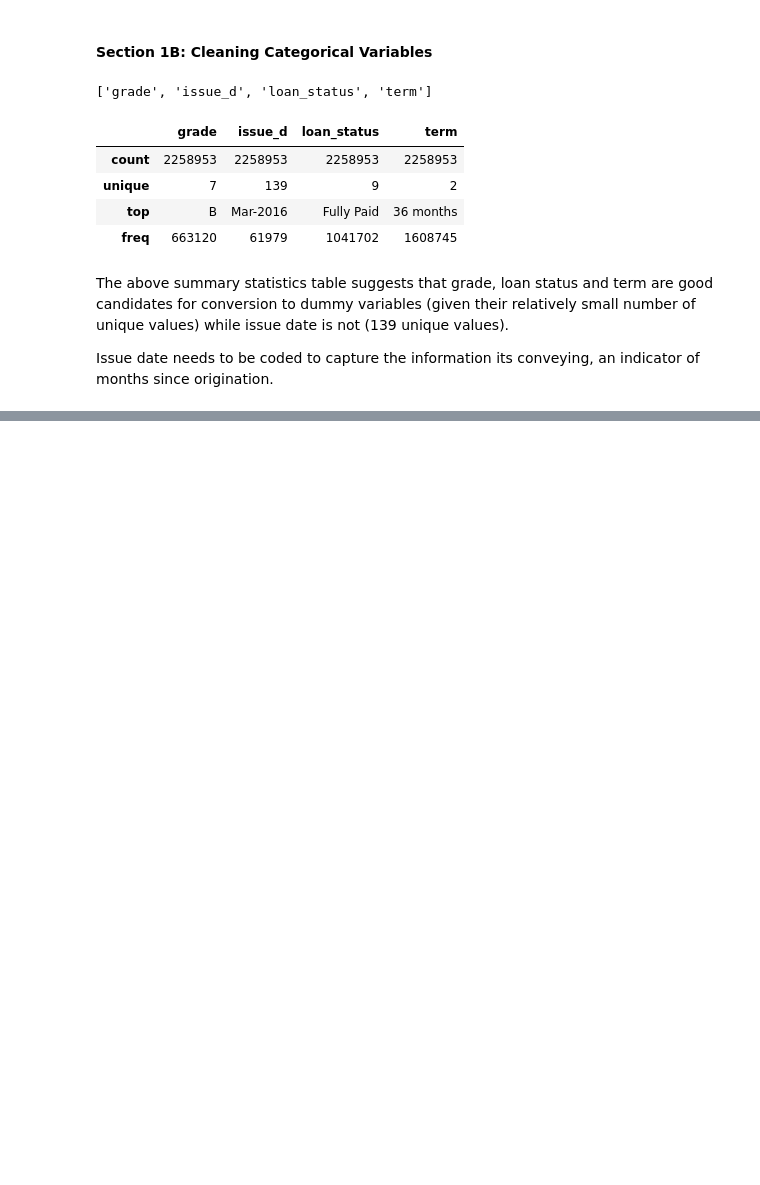
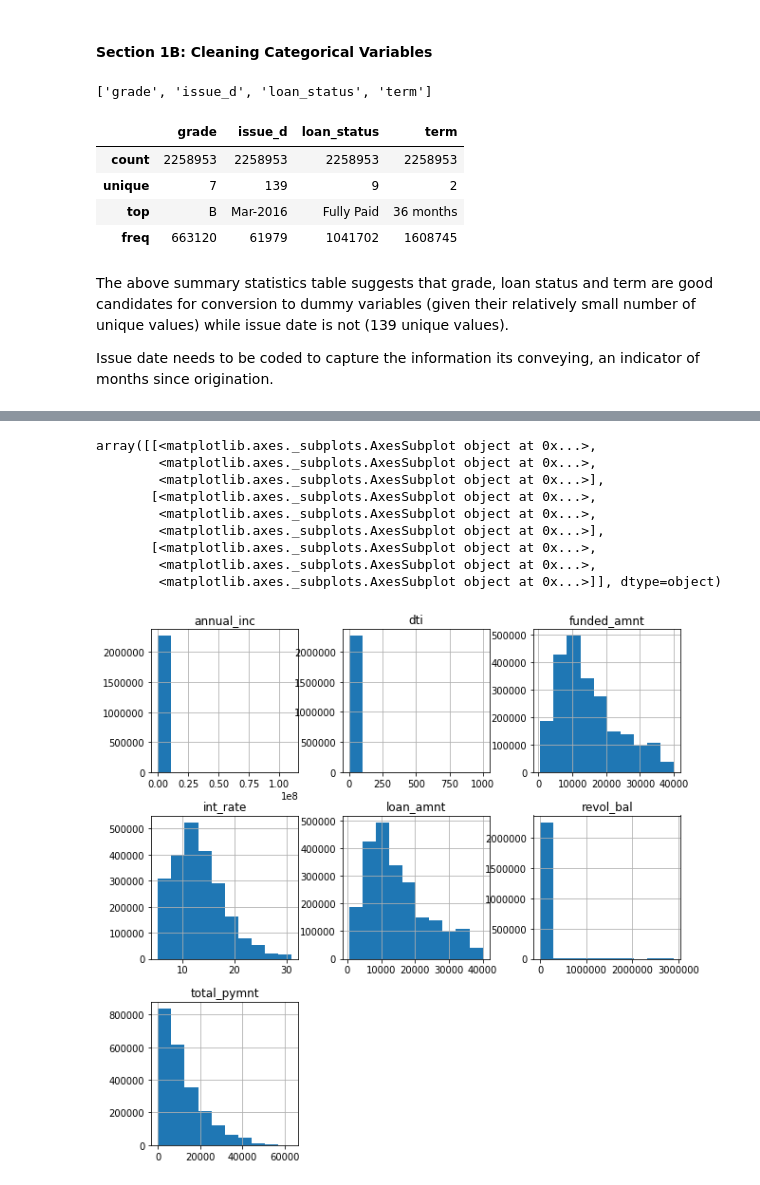
Before and after one commit to oarif100/Lending-Club-Case-Study, a Jupyter notebook: Lending Club Case Study.ipynb, the cells around one changed output, grey strips where cells are left out. Drawn from its saved outputs; the diff is of its cells as text; code cells hidden in the pictures; blank space fills up the shorter version.

```diff
--- a/Lending Club Case Study.ipynb
+++ b/Lending Club Case Study.ipynb
@@ -292,0 +134,12 @@ filtered_loan_data.describe().apply(lambda s: s.apply(lambda x: format(x, 'g')))
+# %%
+# format issue date as datetime for subtraction
+filtered_loan_data_cat_fix_1['issue_d_clean'] = pd.to_datetime(filtered_loan_data_cat_fix_1['issue_d'], format='%b-%Y')
+# %%
+today_date = datetime.date.today()
+# %%
+# create months since issue varriable
+filtered_loan_data_cat_fix_1['months_since_issue'] = ((today_date - filtered_loan_data_cat_fix_1['issue_d_clean'])/np.timedelta64(1, 'M')).astype(int)
+# %%
+# we don't need issue_d anymore
+filtered_loan_data_cat_fixed = filtered_loan_data_cat_fix_1[filtered_loan_data_cat_fix_1.columns.difference(['issue_d', 'issue_d_clean'])]
+filtered_loan_data_cat_fixed.head()
@@ -292,0 +169,14 @@ filtered_loan_data.describe().apply(lambda s: s.apply(lambda x: format(x, 'g')))
+# %%
+# distributions of numerical variables
+filtered_loan_data_cat_fixed[numerical_vars].hist(figsize=(10,10))
+# %% [output]
+array([[<matplotlib.axes._subplots.AxesSubplot object at 0x...>,
+        <matplotlib.axes._subplots.AxesSubplot object at 0x...>,
+        <matplotlib.axes._subplots.AxesSubplot object at 0x...>],
+       [<matplotlib.axes._subplots.AxesSubplot object at 0x...>,
+        <matplotlib.axes._subplots.AxesSubplot object at 0x...>,
+        <matplotlib.axes._subplots.AxesSubplot object at 0x...>],
+       [<matplotlib.axes._subplots.AxesSubplot object at 0x...>,
+        <matplotlib.axes._subplots.AxesSubplot object at 0x...>,
+        <matplotlib.axes._subplots.AxesSubplot object at 0x...>]], dtype=object)
+[figure, added]
```
Also changed, not shown: parts of 43 cells of this notebook.
